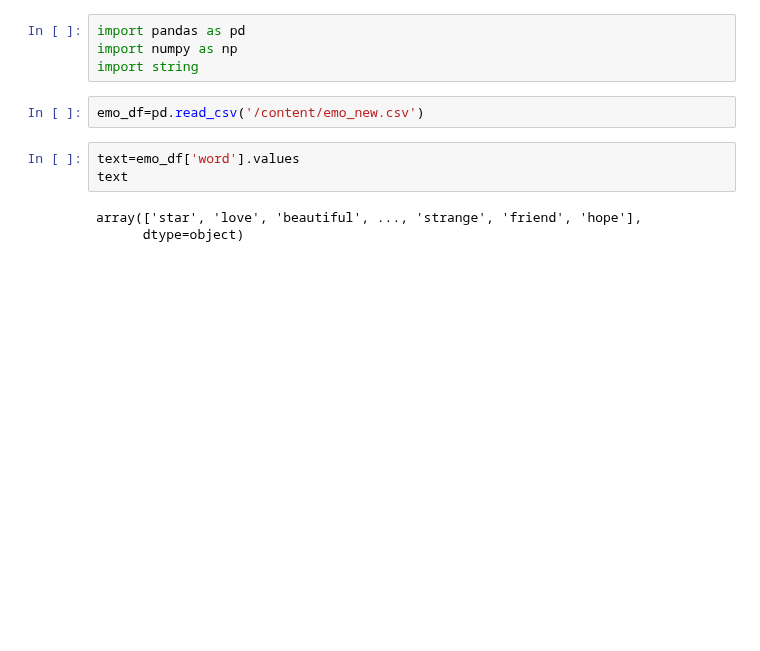
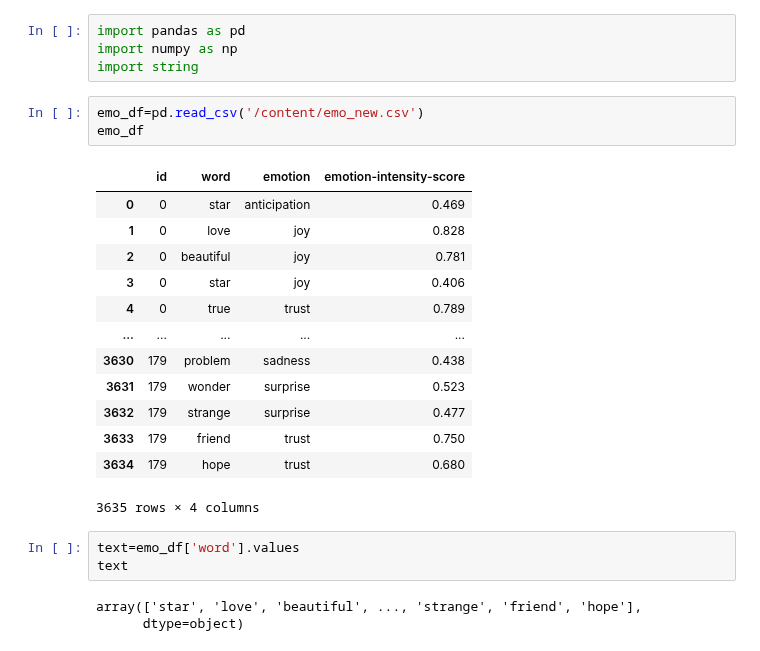
Before and after one commit to Gail529/Recommendation-system, a Jupyter notebook: tfidf_song.ipynb, the cells around one changed output. Cells and saved outputs as stored; diff of their text form; blank space fills up the shorter version.

```diff
--- a/tfidf_song.ipynb
+++ b/tfidf_song.ipynb
@@ -6,6 +6,21 @@ import numpy as np
 import string
 # %%
 emo_df=pd.read_csv('/content/emo_new.csv')
+emo_df
+# %% [output]
+|  | id | word | emotion | emotion-intensity-score |
+| 0 | 0 | star | anticipation | 0.469 |
+| 1 | 0 | love | joy | 0.828 |
+| 2 | 0 | beautiful | joy | 0.781 |
+| 3 | 0 | star | joy | 0.406 |
+| 4 | 0 | true | trust | 0.789 |
+| ... | ... | ... | ... | ... |
+| 3630 | 179 | problem | sadness | 0.438 |
+| 3631 | 179 | wonder | surprise | 0.523 |
+| 3632 | 179 | strange | surprise | 0.477 |
+| 3633 | 179 | friend | trust | 0.750 |
+| 3634 | 179 | hope | trust | 0.680 |
+3635 rows × 4 columns
 # %%
 text=emo_df['word'].values
 text
```
Also changed, not shown: parts of 5 cells of this notebook.
